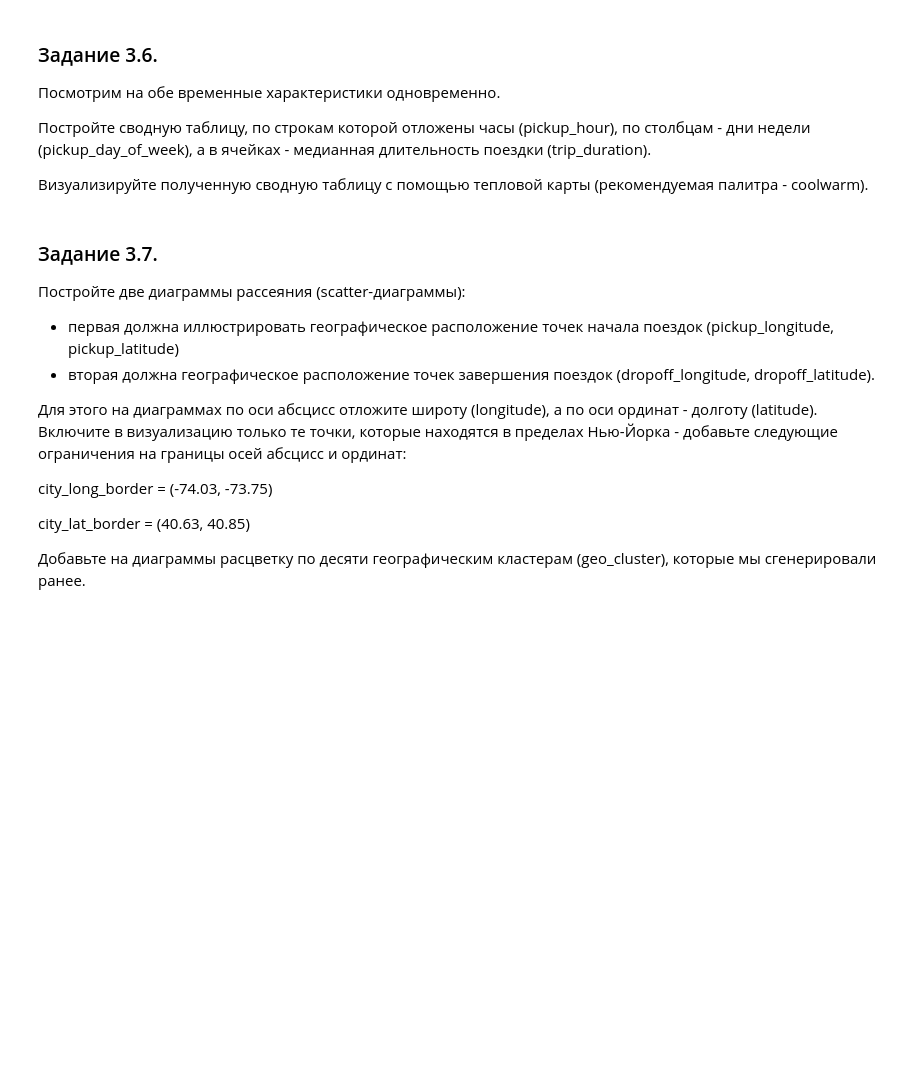
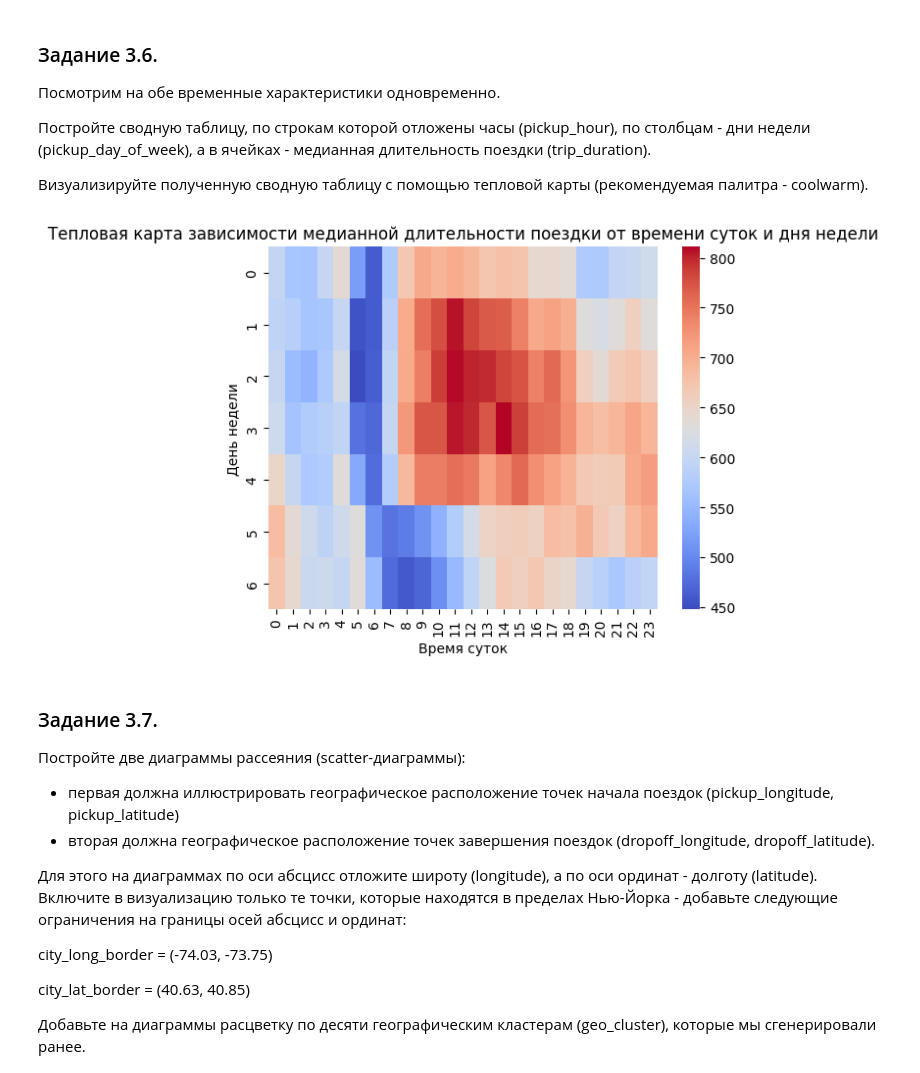
Before and after one commit to AlexKosuhin/SF_data_science, a Jupyter notebook: Проекты/Project-5._Ноутбук-шаблон.ipynb, the cells around one changed output. Saved outputs shown, nothing was run; the diff lists cells and outputs as text; code cells hidden in the pictures; blank space fills up the shorter version.

```diff
--- a/Проекты/Project-5._Ноутбук-шаблон.ipynb
+++ b/Проекты/Project-5._Ноутбук-шаблон.ipynb
@@ -543,3 +568,15 @@ axes[1].set_xlabel('Значение признака trip_duration_log');
+# %%
+pivot_table = pd.pivot_table(data=taxi_data,
+                             values='trip_duration',
+                             index='pickup_day_of_week',
+                             columns='pickup_hour',
+                             aggfunc='median')
+sns.heatmap(pivot_table, cmap='coolwarm')
+plt.title('Тепловая карта зависимости медианной длительности поездки от времени суток и дня недели')
+plt.ylabel('День недели')
+plt.xlabel('Время суток');
+# %% [output]
+[figure, added]
 # %% [markdown]
 ### Задание 3.7.
 Постройте две диаграммы рассеяния (scatter-диаграммы):
```
Also changed, not shown: parts of 38 cells of this notebook.
